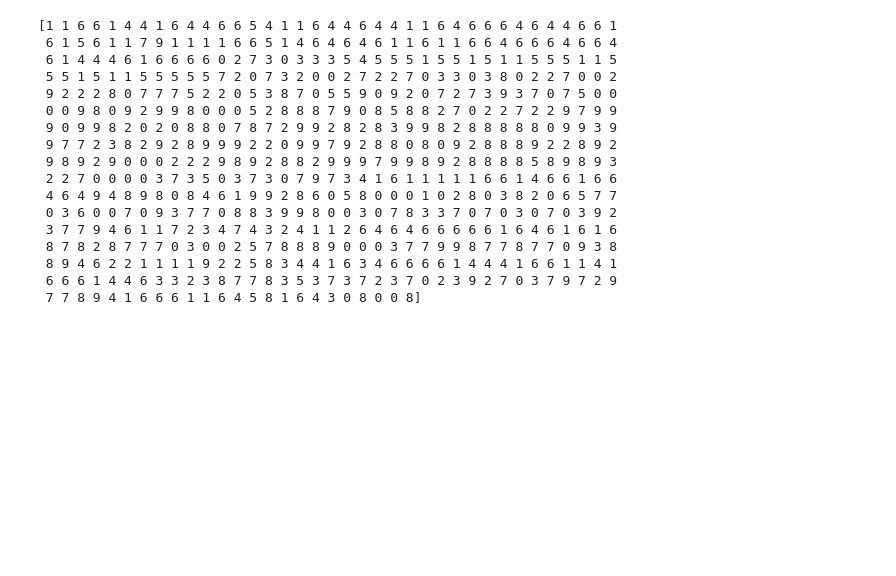
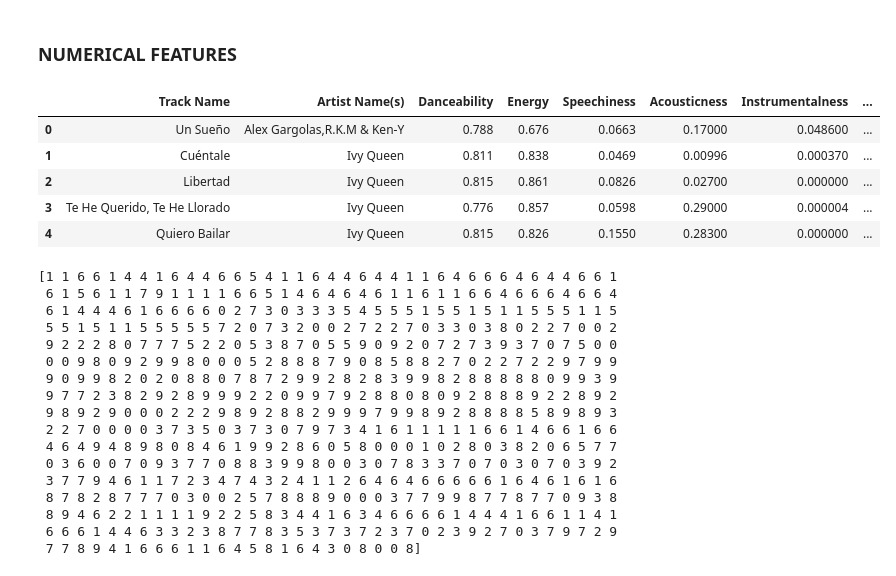
Before and after one commit to kathyaristi/NLP_Final, a Jupyter notebook: k_means_setup.ipynb, the cells around one changed output. Saved outputs shown, nothing was run; the diff lists cells and outputs as text; code cells hidden in the pictures; blank space fills up the shorter version.

Commit message:
added new numerical features to kmeans

```diff
--- a/k_means_setup.ipynb
+++ b/k_means_setup.ipynb
@@ -35,3 +30,16 @@ for lyric in lyrics:
     processed_lyrics.append(nnm.preprocess_sentence(lyric))
 # %%
 embeddings = embedder(processed_lyrics, batch_size=NUM_SEQUENCES_PER_BATCH).cpu().numpy()
+# %% [markdown]
+### NUMERICAL FEATURES
+# %%
+#load the data, tuples
+exportify_data = pd.read_csv("data/exportify_numerical_features.csv")
+exportify_data.head()
+# %% [output]
+|  | Track Name | Artist Name(s) | Danceability | Energy | Speechiness | Acousticness | Instrumentalness | ... |
+| 0 | Un Sueño | Alex Gargolas,R.K.M & Ken-Y | 0.788 | 0.676 | 0.0663 | 0.17000 | 0.048600 | ... |
+| 1 | Cuéntale | Ivy Queen | 0.811 | 0.838 | 0.0469 | 0.00996 | 0.000370 | ... |
+| 2 | Libertad | Ivy Queen | 0.815 | 0.861 | 0.0826 | 0.02700 | 0.000000 | ... |
+| 3 | Te He Querido, Te He Llorado | Ivy Queen | 0.776 | 0.857 | 0.0598 | 0.29000 | 0.000004 | ... |
+| 4 | Quiero Bailar | Ivy Queen | 0.815 | 0.826 | 0.1550 | 0.28300 | 0.000000 | ... |
```
Also changed, not shown: parts of 4 cells of this notebook, 1 other file.
